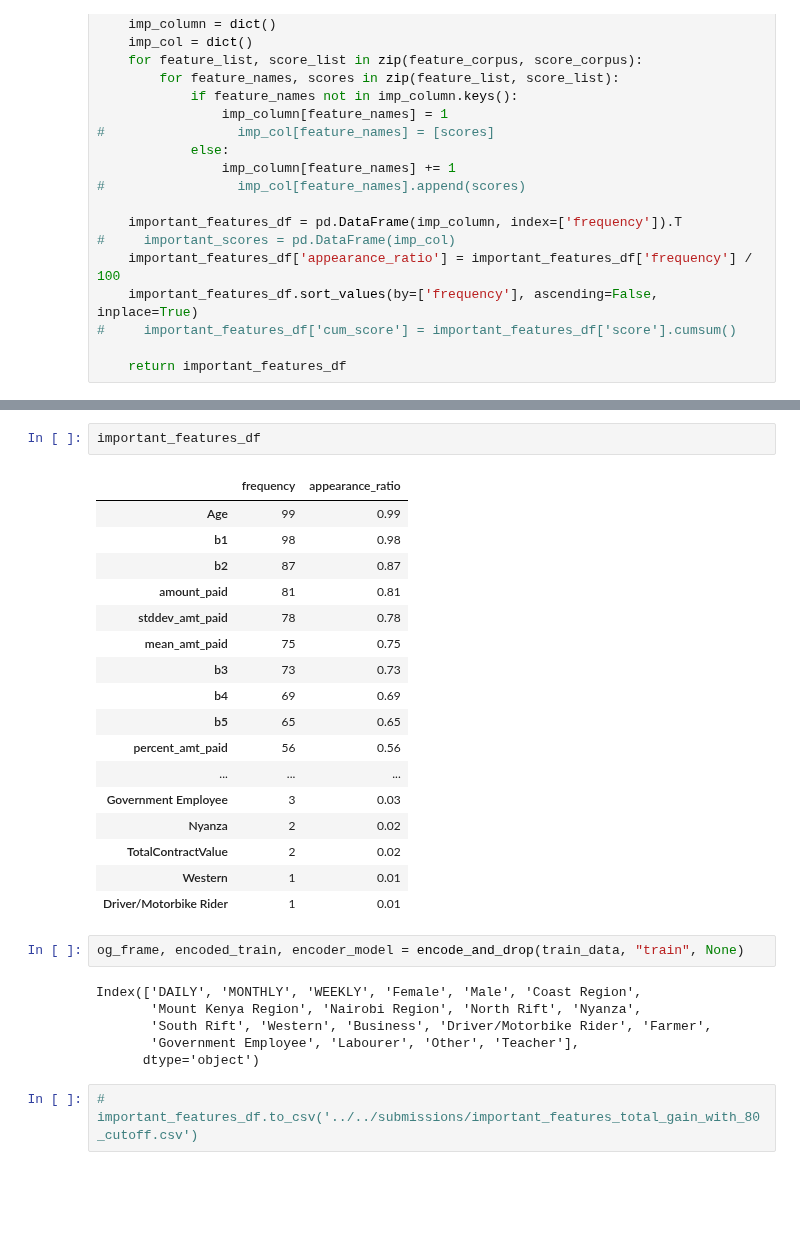
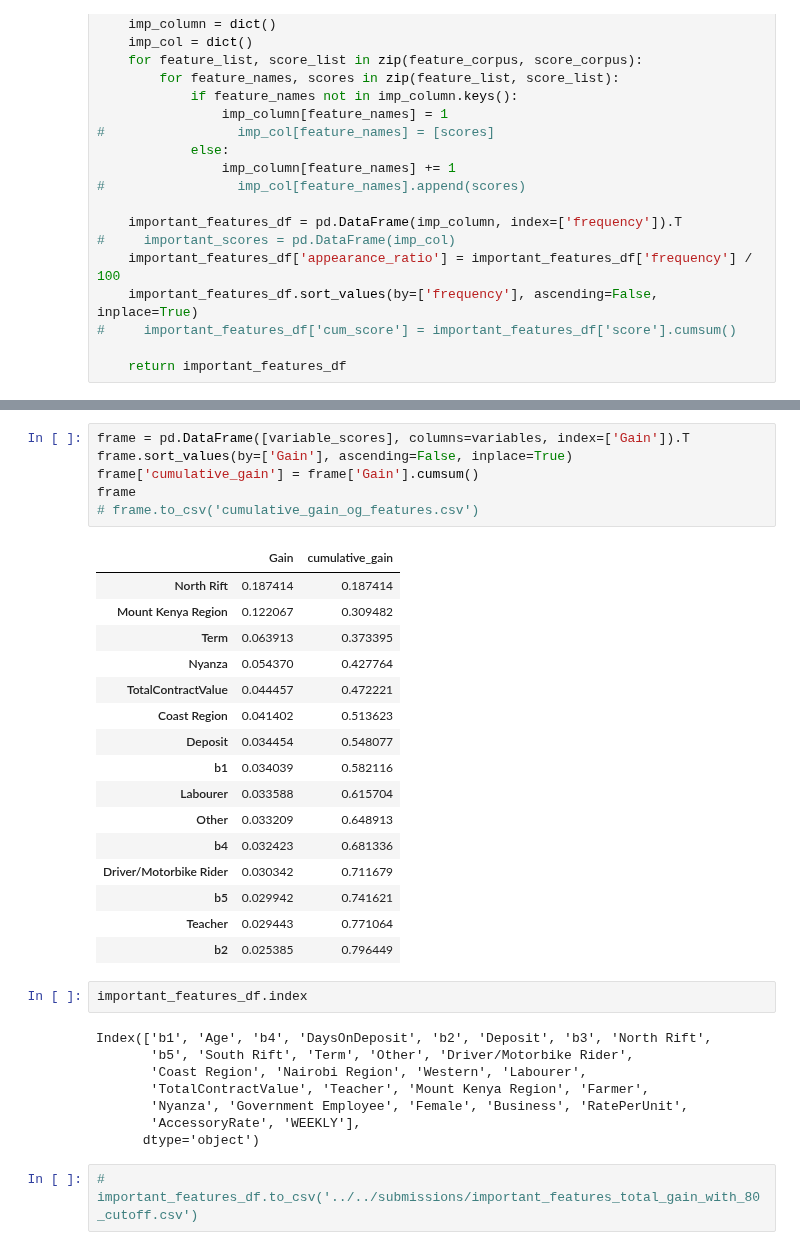
Before and after one commit to AumPandya95/zindi_paygo, a Jupyter notebook: notebooks/models/xgboost_model_approach_2.ipynb, the cells around one changed output, grey strips where cells are left out. Cells and saved outputs as stored; diff of their text form; blank space fills up the shorter version.

```diff
--- a/notebooks/models/xgboost_model_approach_2.ipynb
+++ b/notebooks/models/xgboost_model_approach_2.ipynb
@@ -233,31 +260,36 @@ See the caveats in the documentation: https://pandas.pydata.org/pandas-docs/stab
+# %%
+frame = pd.DataFrame([variable_scores], columns=variables, index=['Gain']).T
+frame.sort_values(by=['Gain'], ascending=False, inplace=True)
+frame['cumulative_gain'] = frame['Gain'].cumsum()
+frame
+# frame.to_csv('cumulative_gain_og_features.csv')
+# %% [output]
+|  | Gain | cumulative_gain |
+| North Rift | 0.187414 | 0.187414 |
+| Mount Kenya Region | 0.122067 | 0.309482 |
+| Term | 0.063913 | 0.373395 |
+| Nyanza | 0.054370 | 0.427764 |
+| TotalContractValue | 0.044457 | 0.472221 |
+| Coast Region | 0.041402 | 0.513623 |
+| Deposit | 0.034454 | 0.548077 |
+| b1 | 0.034039 | 0.582116 |
+| Labourer | 0.033588 | 0.615704 |
+| Other | 0.033209 | 0.648913 |
+| b4 | 0.032423 | 0.681336 |
+| Driver/Motorbike Rider | 0.030342 | 0.711679 |
+| b5 | 0.029942 | 0.741621 |
+| Teacher | 0.029443 | 0.771064 |
+| b2 | 0.025385 | 0.796449 |
 # %%
-important_features_df
+important_features_df.index
 # %% [output]
-|  | frequency | appearance_ratio |
-| Age | 99 | 0.99 |
-| b1 | 98 | 0.98 |
-| b2 | 87 | 0.87 |
-| amount_paid | 81 | 0.81 |
-| stddev_amt_paid | 78 | 0.78 |
-| mean_amt_paid | 75 | 0.75 |
-| b3 | 73 | 0.73 |
-| b4 | 69 | 0.69 |
-| b5 | 65 | 0.65 |
-| percent_amt_paid | 56 | 0.56 |
-| ... | ... | ... |
-| Government Employee | 3 | 0.03 |
-| Nyanza | 2 | 0.02 |
-| TotalContractValue | 2 | 0.02 |
-| Western | 1 | 0.01 |
-| Driver/Motorbike Rider | 1 | 0.01 |
+Index(['b1', 'Age', 'b4', 'DaysOnDeposit', 'b2', 'Deposit', 'b3', 'North Rift',
+       'b5', 'South Rift', 'Term', 'Other', 'Driver/Motorbike Rider',
+       'Coast Region', 'Nairobi Region', 'Western', 'Labourer',
+       'TotalContractValue', 'Teacher', 'Mount Kenya Region', 'Farmer',
+       'Nyanza', 'Government Employee', 'Female', 'Business', 'RatePerUnit',
+       'AccessoryRate', 'WEEKLY'],
+      dtype='object')
-# %%
-og_frame, encoded_train, encoder_model = encode_and_drop(train_data, "train", None)
-# %% [output]
-Index(['DAILY', 'MONTHLY', 'WEEKLY', 'Female', 'Male', 'Coast Region',
-       'Mount Kenya Region', 'Nairobi Region', 'North Rift', 'Nyanza',
-       'South Rift', 'Western', 'Business', 'Driver/Motorbike Rider', 'Farmer',
-       'Government Employee', 'Labourer', 'Other', 'Teacher'],
-      dtype='object')
 # %%
 # important_features_df.to_csv('../../submissions/important_features_total_gain_with_80_cutoff.csv')
 # %%
```
Also changed, not shown: parts of 21 cells of this notebook.
